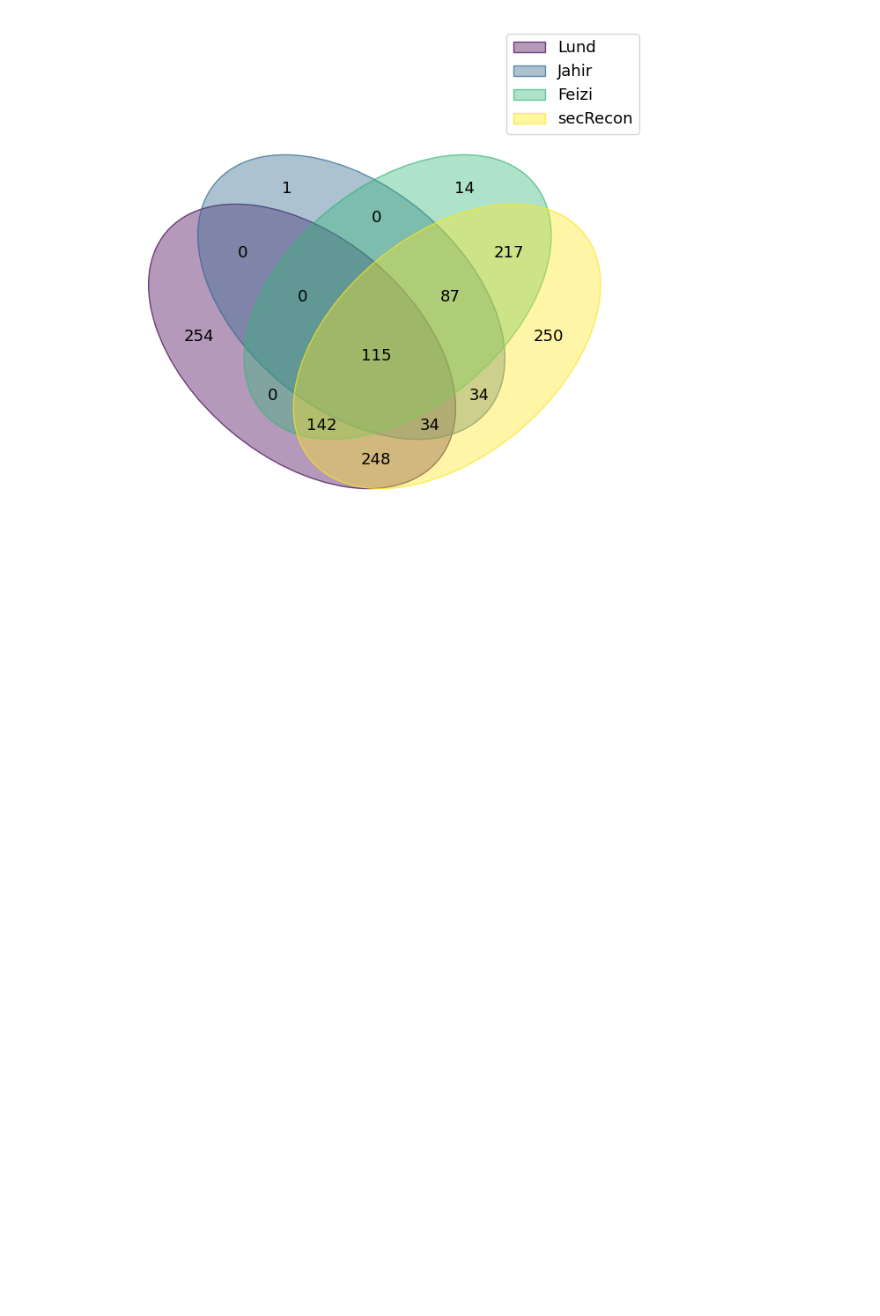
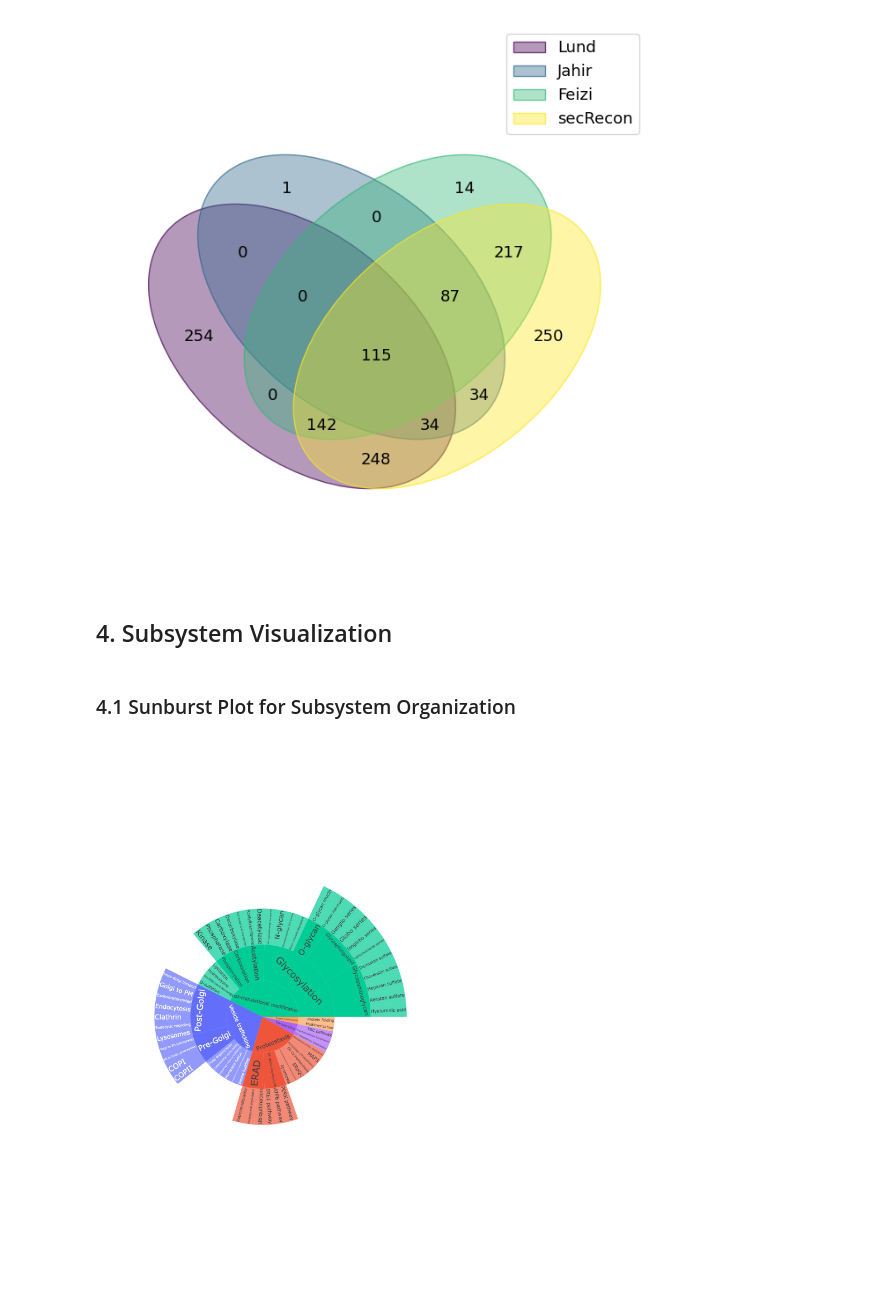
Before and after one commit to pablodig/secRecon-Secretory-Pathway-Reconstruction, a Jupyter notebook: Comparison.ipynb, the cells around one changed output. Drawn from its saved outputs; the diff is of its cells as text; code cells hidden in the pictures; blank space fills up the shorter version.

Commit message:
Plot improvement

```diff
--- a/Comparison.ipynb
+++ b/Comparison.ipynb
@@ -28,7 +37,10 @@ sec_recon_gsheet_file = GoogleSheet(Sec_Recon_SPREADSHEET_ID, KEY_FILE_PATH)
 
 # Read data from SecRecon
 sec_genes_sheet = 'SecRecon'
+ontology_sheet = 'Ontology'
+
 sec_genes = sec_recon_gsheet_file.read_google_sheet(sec_genes_sheet)
+ontology = sec_recon_gsheet_file.read_google_sheet(ontology_sheet)
 # %%
 # Load the rest of the recons
 Feizi = pd.read_excel('Input/Feizi_secRecon.xlsx', skiprows=4)
@@ -110,0 +121,20 @@ sec_recon_set
+# %% [markdown]
+## 4. Subsystem Visualization
+# %% [markdown]
+### 4.1 Sunburst Plot for Subsystem Organization
+# %%
+# Generate the Sunburst Plot
+fig = px.sunburst(ontology, path=['System', 'Subsystem','Process','Subprocess'],
+                  color='System')
+
+fig.update_layout(width=2400, height=2000, font=dict(size=34),
+                  plot_bgcolor='rgba(0,0,0,0)',  # Transparent plot background
+                  paper_bgcolor='rgba(0,0,0,0)'  # Transparent paper background)
+                 )
+
+fig.write_html("Plots/sunburst_subsystems.html") # Save as interactive HTML file
+fig.write_image("Plots/sunburst_subsystems.png", width=1200, height=1000)
+# Show the plot
+fig.show()
+# %% [output]
+[figure, added]
```
Also changed, not shown: parts of 6 cells of this notebook, 19 other files.
